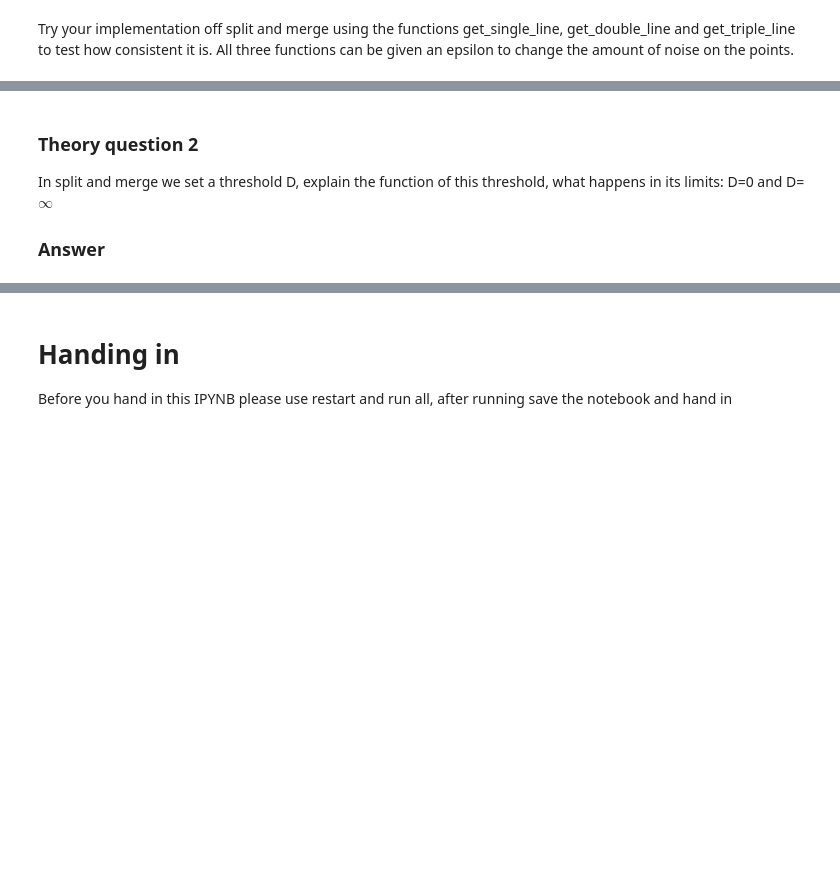
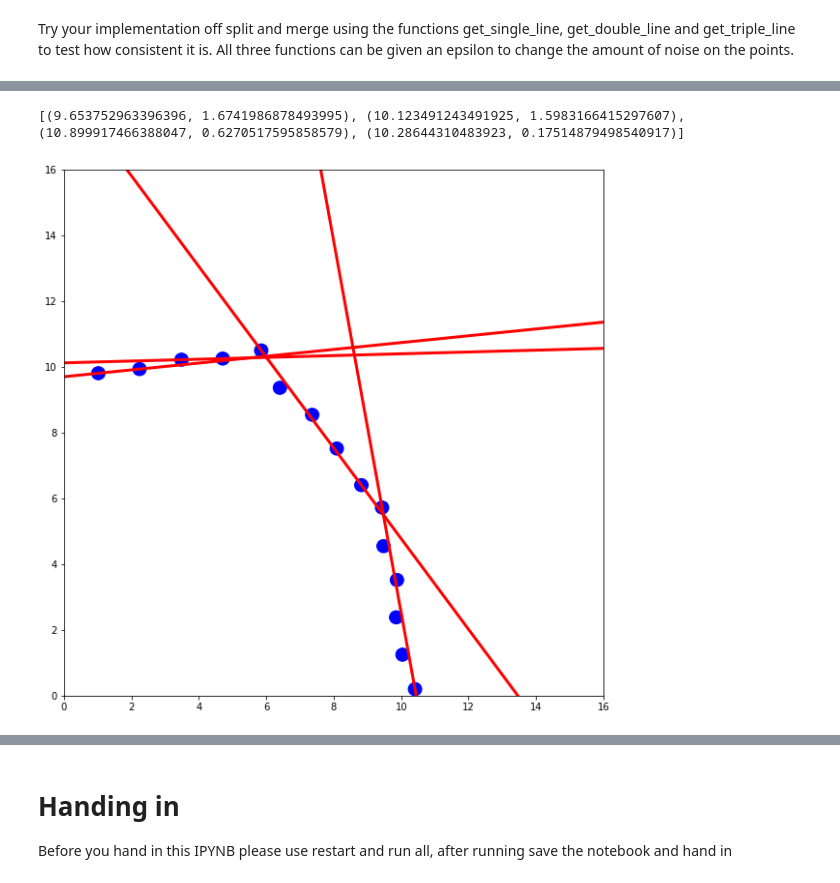
Before and after one commit to nilsboonstra/amr, a Jupyter notebook: week3/assignment_3_17_new.ipynb, the cells around one changed output, grey strips where cells are left out. Saved outputs shown, nothing was run; the diff lists cells and outputs as text; code cells hidden in the pictures; blank space fills up the shorter version.

```diff
--- a/week3/assignment_3_17_new.ipynb
+++ b/week3/assignment_3_17_new.ipynb
@@ -337,10 +371,9 @@ visualize(x_points, y_points, lines)
 # %%
 x_points, y_points = get_triple_line()
-lines = split_and_merge(x_points, y_points, 2)
+lines = split_and_merge(x_points, y_points, 1)
+print(lines)
 
 visualize(x_points, y_points, lines)
+# %% [output]
+[(9.653752963396396, 1.6741986878493995), (10.123491243491925, 1.5983166415297607), (10.899917466388047, 0.6270517595858579), (10.28644310483923, 0.17514879498540917)]
+[figure, added]
-# %% [markdown]
-### Theory question 2
-In split and merge we set a threshold D, explain the function of this threshold, what happens in its limits: D=0 and D=$\infty$
-
-### Answer
```
Also changed, not shown: parts of 14 cells of this notebook.
